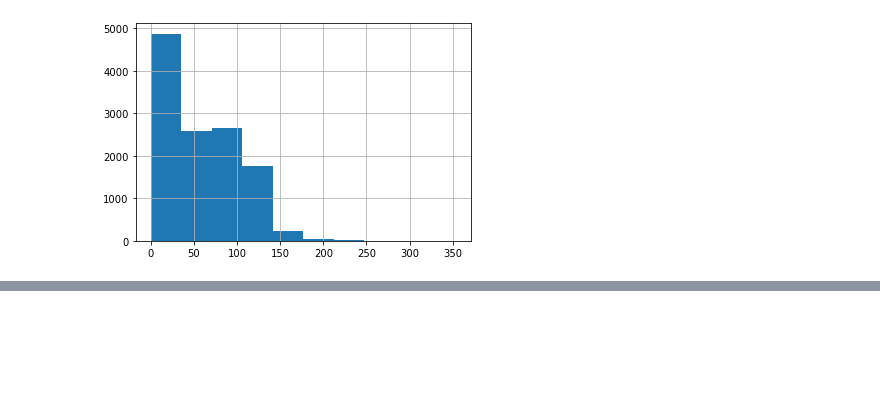
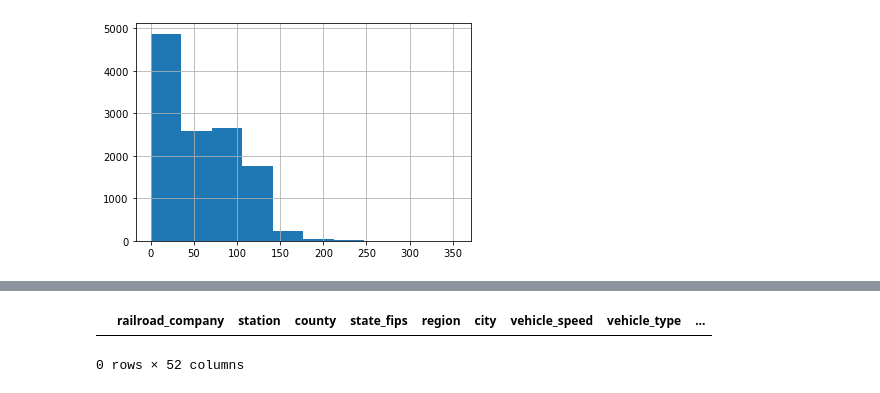
Before and after one commit to OTR-Capstone/Off_The_Rails, a Jupyter notebook: david_folder/explore_hwy_sandbox.ipynb, the cells around one changed output, grey strips where cells are left out. Cells and saved outputs as stored; diff of their text form; code cells hidden in the pictures; blank space fills up the shorter version.

```diff
--- a/david_folder/explore_hwy_sandbox.ipynb
+++ b/david_folder/explore_hwy_sandbox.ipynb
@@ -762,0 +791,5 @@ df.groupby('railroad_company').view_obstruction.value_counts()
+# %%
+df.loc[(df.station == 'PEACH')]
+# %% [output]
+|  | railroad_company | station | county | state_fips | region | city | vehicle_speed | vehicle_type | ... |
+0 rows × 52 columns
```
Also changed, not shown: parts of 14 cells of this notebook, 1 other file.
